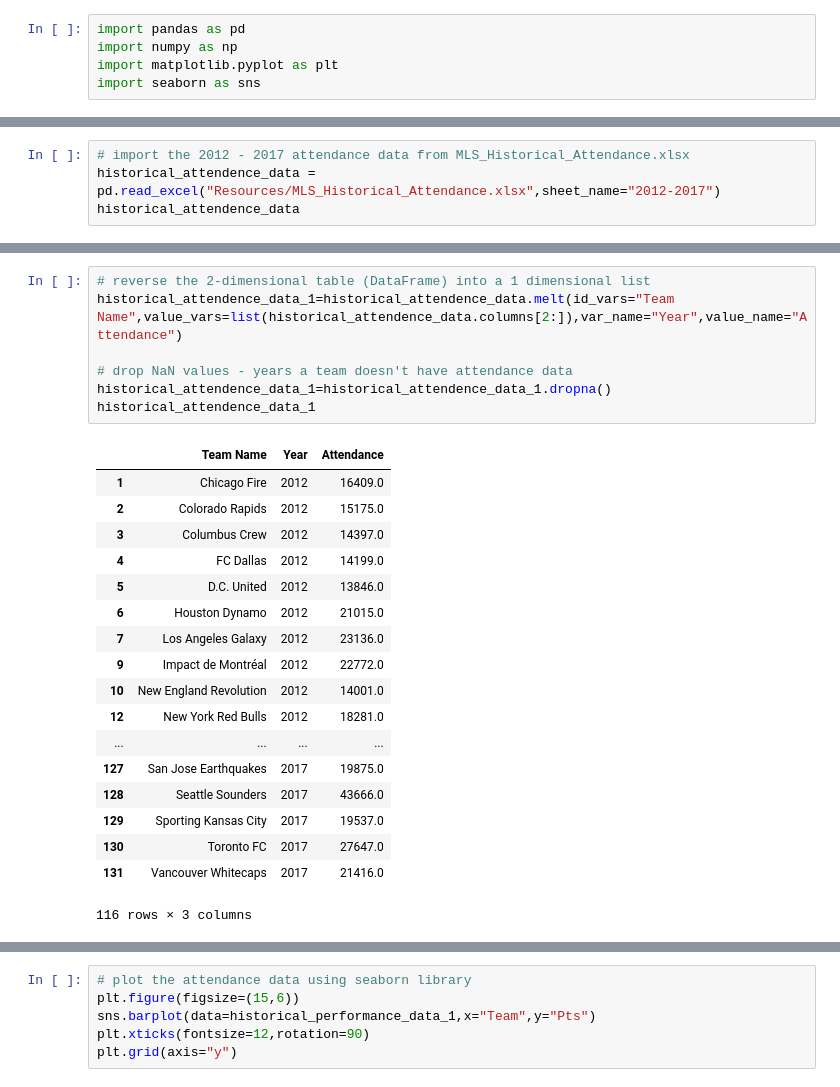
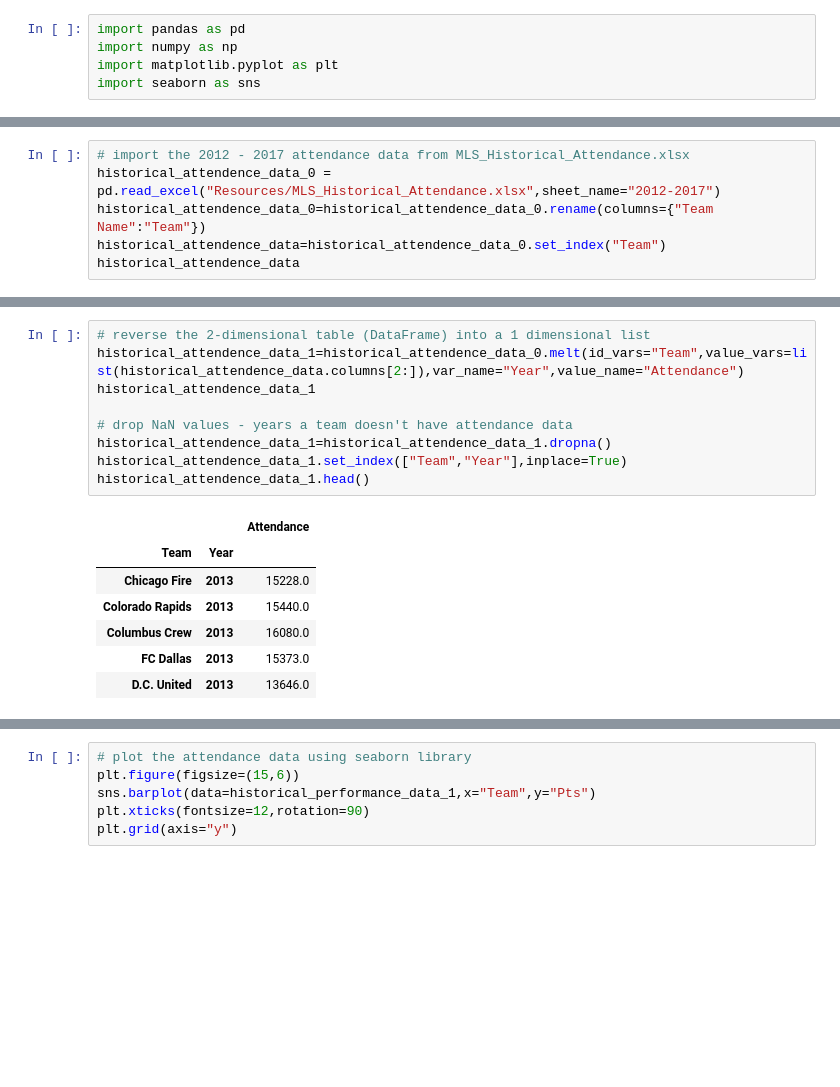
Before and after one commit to Jccommander/Project1-WJBA, a Jupyter notebook: Data Analysis.ipynb, the cells around one changed output, grey strips where cells are left out. Saved outputs shown, nothing was run; the diff lists cells and outputs as text; blank space fills up the shorter version.

```diff
--- a/Data Analysis.ipynb
+++ b/Data Analysis.ipynb
@@ -6,5 +28,7 @@ import seaborn as sns
 # %%
 # import the 2012 - 2017 attendance data from MLS_Historical_Attendance.xlsx
-historical_attendence_data = pd.read_excel("Resources/MLS_Historical_Attendance.xlsx",sheet_name="2012-2017")
+historical_attendence_data_0 = pd.read_excel("Resources/MLS_Historical_Attendance.xlsx",sheet_name="2012-2017")
+historical_attendence_data_0=historical_attendence_data_0.rename(columns={"Team Name":"Team"})
+historical_attendence_data=historical_attendence_data_0.set_index("Team")
 historical_attendence_data
 # %% [output]
@@ -28,29 +53,20 @@ historical_attendence_data
 # %%
 # reverse the 2-dimensional table (DataFrame) into a 1 dimensional list
-historical_attendence_data_1=historical_attendence_data.melt(id_vars="Team Name",value_vars=list(historical_attendence_data.columns[2:]),var_name="Year",value_name="Attendance")
+historical_attendence_data_1=historical_attendence_data_0.melt(id_vars="Team",value_vars=list(historical_attendence_data.columns[2:]),var_name="Year",value_name="Attendance")
+historical_attendence_data_1
 
 # drop NaN values - years a team doesn't have attendance data
 historical_attendence_data_1=historical_attendence_data_1.dropna()
-historical_attendence_data_1
+historical_attendence_data_1.set_index(["Team","Year"],inplace=True)
+historical_attendence_data_1.head()
 # %% [output]
-|  | Team Name | Year | Attendance |
-| 1 | Chicago Fire | 2012 | 16409.0 |
-| 2 | Colorado Rapids | 2012 | 15175.0 |
-| 3 | Columbus Crew | 2012 | 14397.0 |
-| 4 | FC Dallas | 2012 | 14199.0 |
-| 5 | D.C. United | 2012 | 13846.0 |
-| 6 | Houston Dynamo | 2012 | 21015.0 |
-| 7 | Los Angeles Galaxy | 2012 | 23136.0 |
-| 9 | Impact de Montréal | 2012 | 22772.0 |
-| 10 | New England Revolution | 2012 | 14001.0 |
-| 12 | New York Red Bulls | 2012 | 18281.0 |
-| ... | ... | ... | ... |
-| 127 | San Jose Earthquakes | 2017 | 19875.0 |
-| 128 | Seattle Sounders | 2017 | 43666.0 |
-| 129 | Sporting Kansas City | 2017 | 19537.0 |
-| 130 | Toronto FC | 2017 | 27647.0 |
-| 131 | Vancouver Whitecaps | 2017 | 21416.0 |
+|  |  | Attendance |
+| Team | Year |  |
+| Chicago Fire | 2013 | 15228.0 |
+| Colorado Rapids | 2013 | 15440.0 |
+| Columbus Crew | 2013 | 16080.0 |
+| FC Dallas | 2013 | 15373.0 |
+| D.C. United | 2013 | 13646.0 |
-116 rows × 3 columns
 # %%
 # plot the attendance data using seaborn library
 plt.figure(figsize=(15,6))
```
Also changed, not shown: parts of 9 cells of this notebook, 3 other files.
